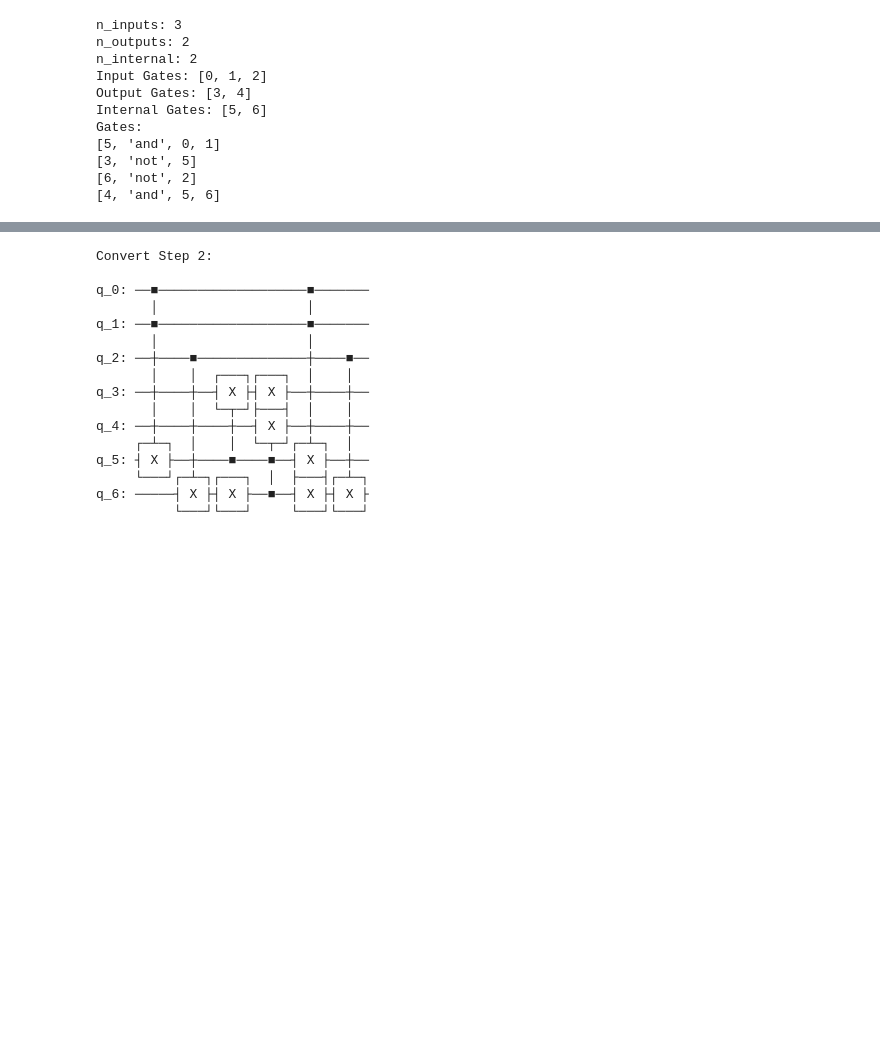
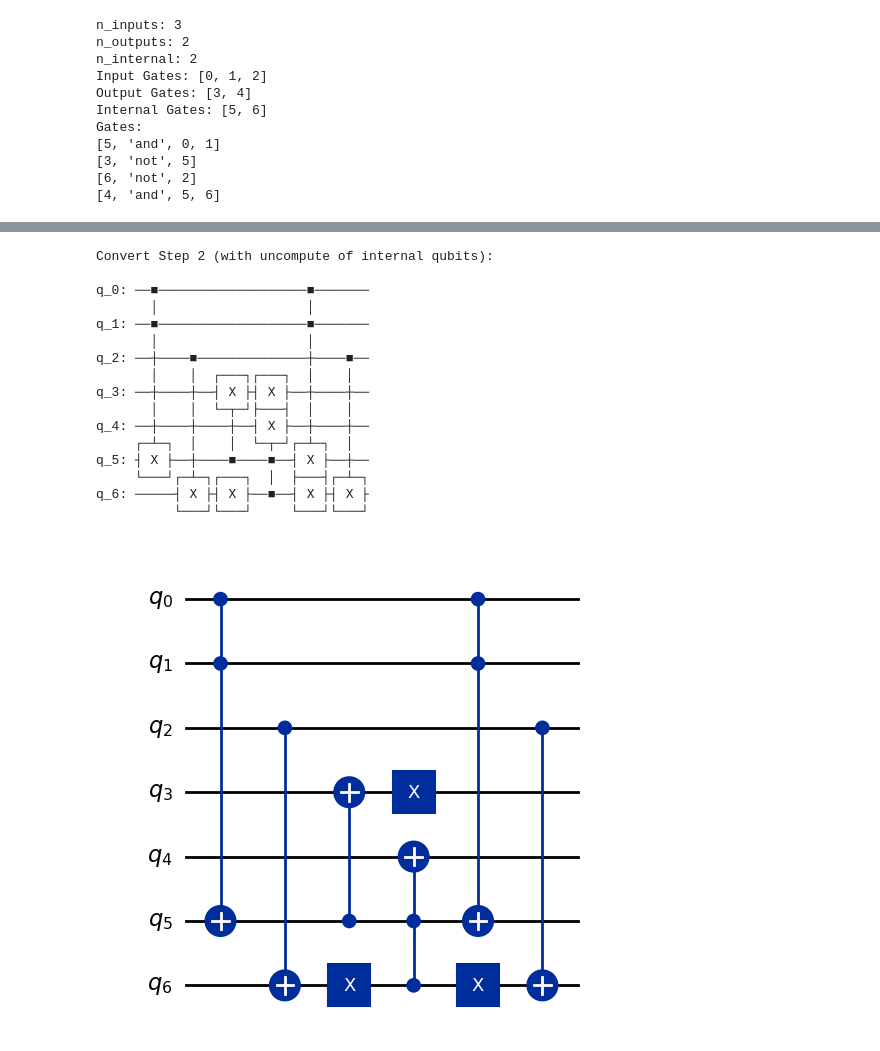
Before and after one commit to ImanDashtpeyma/quantum-programming, a Jupyter notebook: Assignment03/question2_classical_to_quantum.ipynb, the cells around one changed output, grey strips where cells are left out. Drawn from its saved outputs; the diff is of its cells as text; code cells hidden in the pictures; blank space fills up the shorter version.

```diff
--- a/Assignment03/question2_classical_to_quantum.ipynb
+++ b/Assignment03/question2_classical_to_quantum.ipynb
@@ -359,28 +516,30 @@ q_6: ─────┤ X ├┤ X ├──■──
 # %%
 # Test convert_step_2
 n_wires = cc.n_inputs + cc.n_outputs + cc.n_internal
 qc2 = QuantumCircuit(n_wires, 0)
 cc.convert_step_2(qc2)
-print("Convert Step 2:")
+print("Convert Step 2 (with uncompute of internal qubits):")
 print(qc2)
 print()
+qc2.draw('mpl')
 # %% [output]
-Convert Step 2:
+Convert Step 2 (with uncompute of internal qubits):
 
 q_0: ──■───────────────────■───────
        │                   │
 q_1: ──■───────────────────■───────
        │                   │
 q_2: ──┼────■──────────────┼────■──
        │    │  ┌───┐┌───┐  │    │
 q_3: ──┼────┼──┤ X ├┤ X ├──┼────┼──
        │    │  └─┬─┘├───┤  │    │
 q_4: ──┼────┼────┼──┤ X ├──┼────┼──
      ┌─┴─┐  │    │  └─┬─┘┌─┴─┐  │
 q_5: ┤ X ├──┼────■────■──┤ X ├──┼──
      └───┘┌─┴─┐┌───┐  │  ├───┤┌─┴─┐
 q_6: ─────┤ X ├┤ X ├──■──┤ X ├┤ X ├
           └───┘└───┘     └───┘└───┘
+[figure, added]
 # %%
 # Test convert (complete)
 n_wires = cc.n_inputs + 2*cc.n_outputs + cc.n_internal
```
Also changed, not shown: parts of 17 cells of this notebook, 5 other files.
